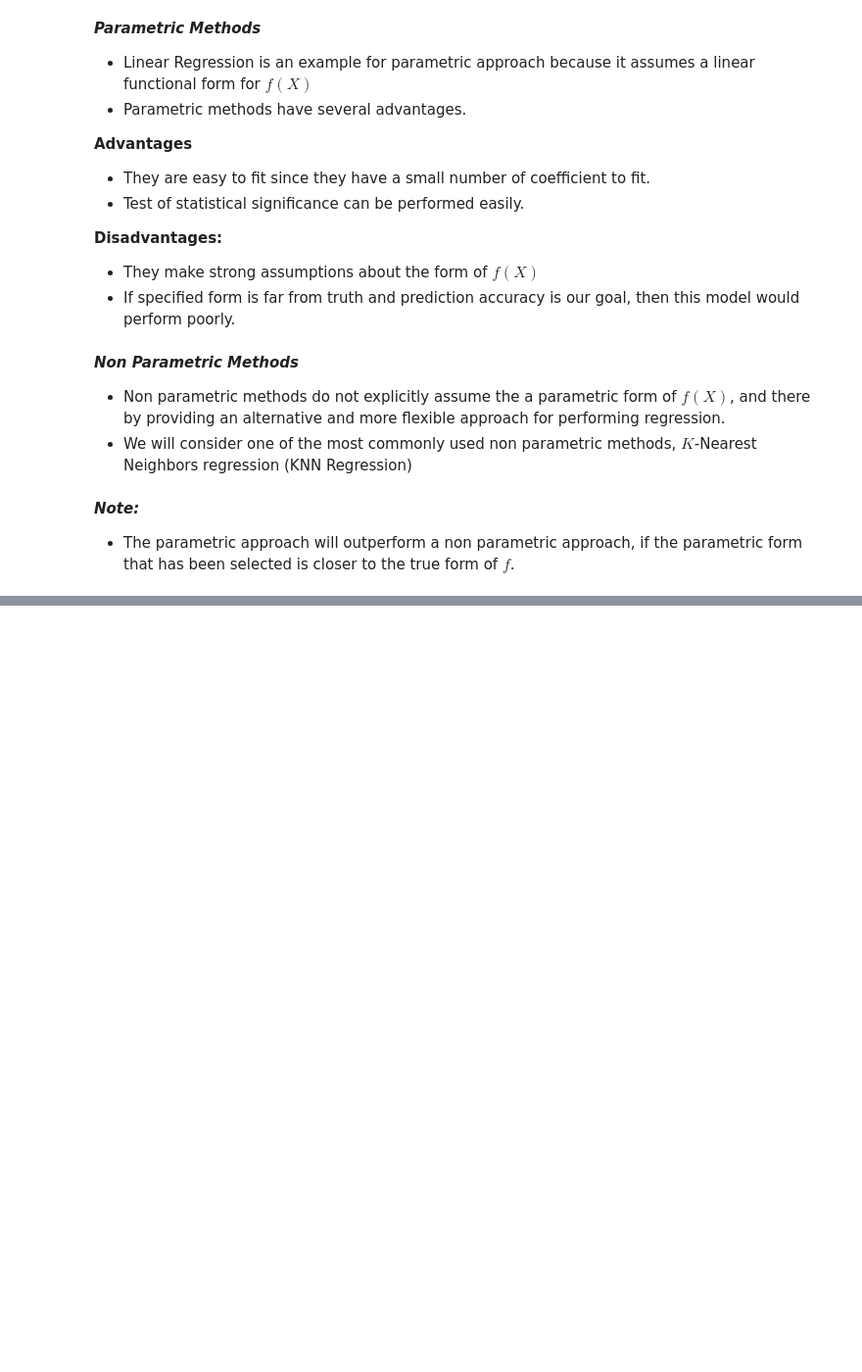
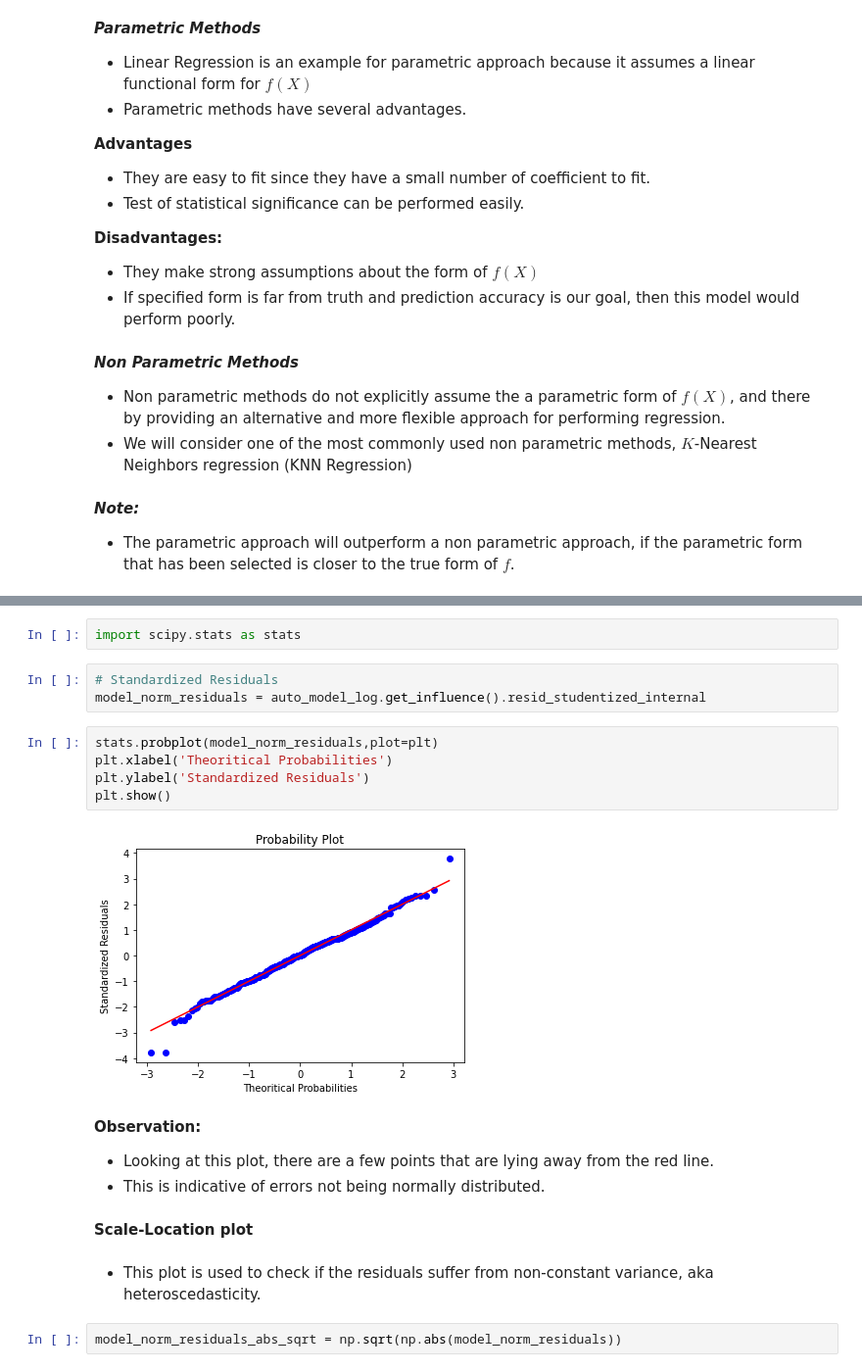
Before and after one commit to Revanthshalon/Machine-Learning, a Jupyter notebook: An Introduction to Statistical Learning/Unit 3 - Linear Regression/Unit 3 - Linear Regression.ipynb, the cells around one changed output, grey strips where cells are left out. Shown at 98% size. Cells and saved outputs as stored; diff of their text form; blank space fills up the shorter version.

```diff
--- a/An Introduction to Statistical Learning/Unit 3 - Linear Regression/Unit 3 - Linear Regression.ipynb
+++ b/An Introduction to Statistical Learning/Unit 3 - Linear Regression/Unit 3 - Linear Regression.ipynb
@@ -1035,0 +1068,22 @@ lzip(['F-statistic','p-value'],sm.stats.diagnostic.linear_rainbow(res=auto_model
+# %%
+import scipy.stats as stats
+# %%
+# Standardized Residuals
+model_norm_residuals = auto_model_log.get_influence().resid_studentized_internal
+# %%
+stats.probplot(model_norm_residuals,plot=plt)
+plt.xlabel('Theoritical Probabilities')
+plt.ylabel('Standardized Residuals')
+plt.show()
+# %% [output]
+[figure, added]
+# %% [markdown]
+**Observation:**
+- Looking at this plot, there are a few points that are lying away from the red line.
+- This is indicative of errors not being normally distributed.
+# %% [markdown]
+**Scale-Location plot**
+# %% [markdown]
+- This plot is used to check if the residuals suffer from non-constant variance, aka heteroscedasticity.
+# %%
+model_norm_residuals_abs_sqrt = np.sqrt(np.abs(model_norm_residuals))
```
Also changed, not shown: parts of 23 cells of this notebook.
